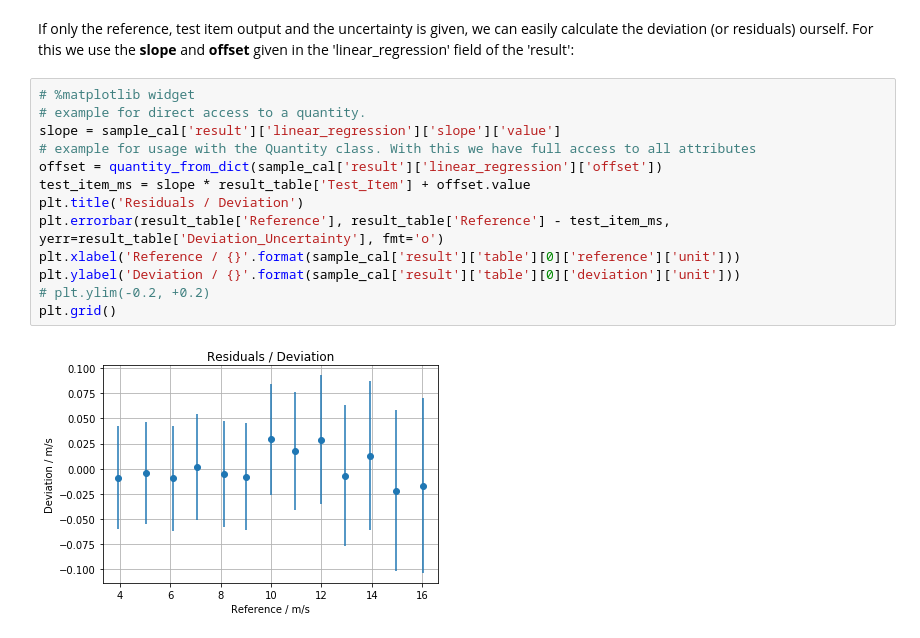
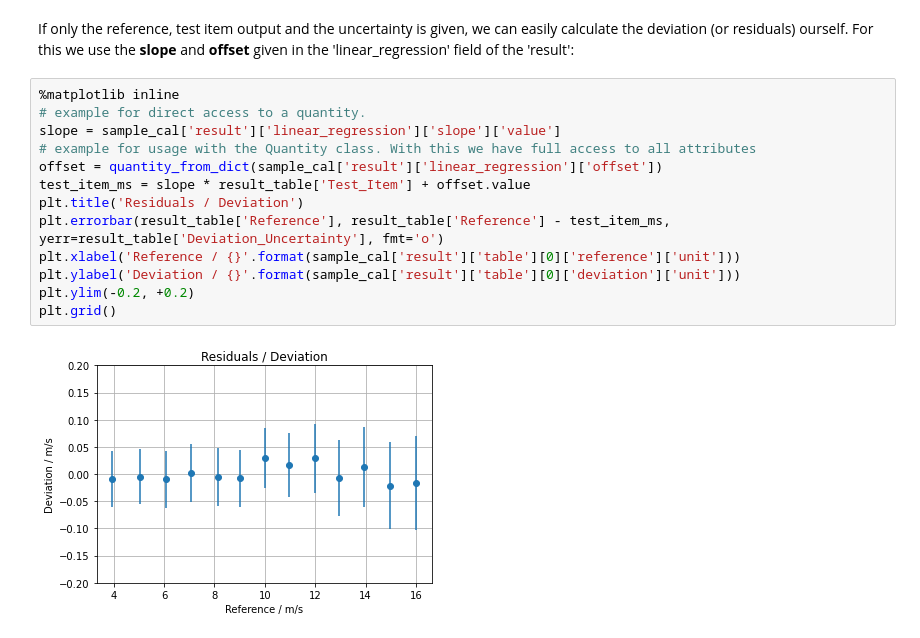
Before and after one commit to IEA-Task-43/digital_wra_data_standard, a Jupyter notebook: digital_calibration_certificate/tools/calibration_certificate_usage.ipynb, the cells around one changed output. Cells and saved outputs as stored; diff of their text form.

```diff
--- a/digital_calibration_certificate/tools/calibration_certificate_usage.ipynb
+++ b/digital_calibration_certificate/tools/calibration_certificate_usage.ipynb
@@ -164,17 +164,17 @@ plt.grid()
 # %% [markdown]
 If only the reference, test item output and the uncertainty is given, we can easily calculate the deviation (or residuals) ourself. For this we use the **slope** and **offset** given in the 'linear_regression' field of the 'result':
 # %%
-# %matplotlib widget
+%matplotlib inline
 # example for direct access to a quantity.
 slope = sample_cal['result']['linear_regression']['slope']['value']
 # example for usage with the Quantity class. With this we have full access to all attributes
 offset = quantity_from_dict(sample_cal['result']['linear_regression']['offset'])
 test_item_ms = slope * result_table['Test_Item'] + offset.value
 plt.title('Residuals / Deviation')
 plt.errorbar(result_table['Reference'], result_table['Reference'] - test_item_ms, yerr=result_table['Deviation_Uncertainty'], fmt='o')
 plt.xlabel('Reference / {}'.format(sample_cal['result']['table'][0]['reference']['unit']))
 plt.ylabel('Deviation / {}'.format(sample_cal['result']['table'][0]['deviation']['unit']))
-# plt.ylim(-0.2, +0.2)
+plt.ylim(-0.2, +0.2)
 plt.grid()
 # %% [output]
-[figure, old version]
+[figure, new version]
```
Also changed, not shown: parts of 3 cells of this notebook, 1 other file.
